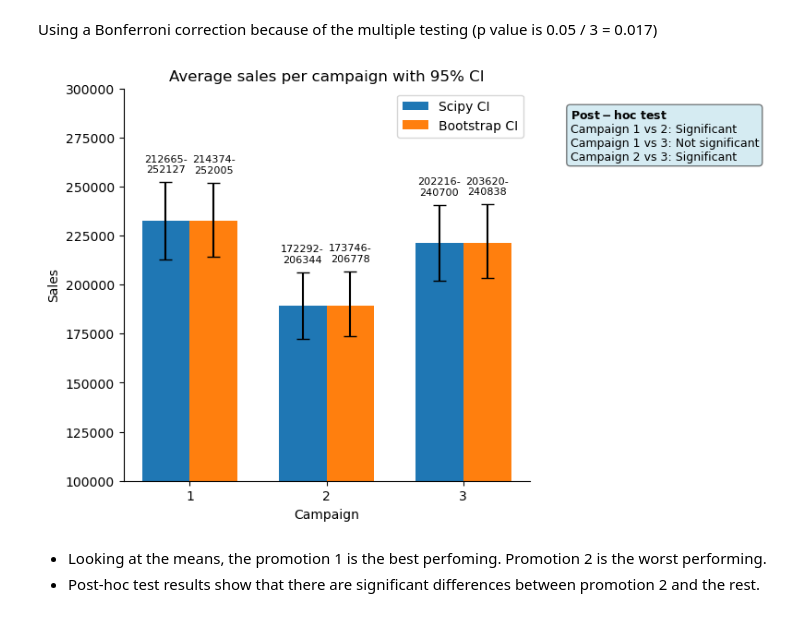
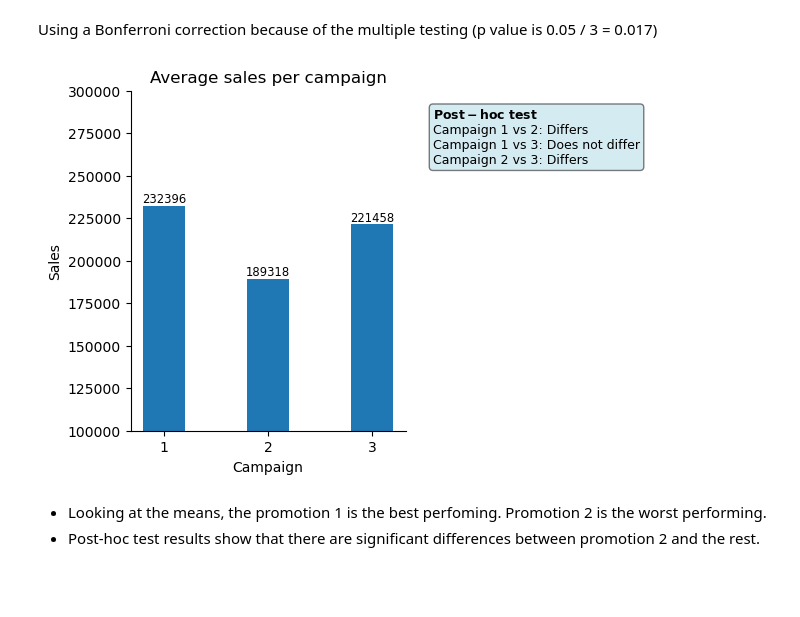
Before and after one commit to Marta-T/Statistical_Testing_Looker_Dashboard, a Jupyter notebook: fast_food_marketing_AB_test.ipynb, the cells around one changed output. Cells and saved outputs as stored; diff of their text form; code cells hidden in the pictures; blank space fills up the shorter version.

```diff
--- a/fast_food_marketing_AB_test.ipynb
+++ b/fast_food_marketing_AB_test.ipynb
@@ -279,27 +294,22 @@ Using a Bonferroni correction because of the multiple testing (p value is 0.05 /
 post_hoc_test_text = (
     r"$\bf{Post-hoc\ test}$"
     + "\n"
-    + f"Campaign 1 vs 2: {'Significant' if stats.mannwhitneyu(promotions[1], promotions[2])[1] < 0.017 else 'Not significant'}\n"
-    + f"Campaign 1 vs 3: {'Significant' if stats.mannwhitneyu(promotions[1], promotions[3])[1] < 0.017 else 'Not significant'}\n"
-    + f"Campaign 2 vs 3: {'Significant' if stats.mannwhitneyu(promotions[3], promotions[2])[1] < 0.017 else 'Not significant'}"
+    + f"Campaign 1 vs 2: {'Differs' if stats.mannwhitneyu(promotions[1], promotions[2])[1] < 0.017 else 'Does not differ'}\n"
+    + f"Campaign 1 vs 3: {'Differs' if stats.mannwhitneyu(promotions[1], promotions[3])[1] < 0.017 else 'Does not differ'}\n"
+    + f"Campaign 2 vs 3: {'Differs' if stats.mannwhitneyu(promotions[3], promotions[2])[1] < 0.017 else 'Does not differ'}"
 )
 # %%
 histogram_with_ci(
     means,
-    scipy_lower_errors,
-    scipy_upper_errors,
-    bootstrap_lower_errors,
-    bootstrap_upper_errors,
-    scipy_ci_list,
-    bootstrap_ci_list,
-    title="Average sales per campaign with 95% CI",
+    title="Average sales per campaign",
     ylabel="Sales",
     xlabel="Campaign",
     labels=[1, 2, 3],
     stats_text=post_hoc_test_text,
+    figsize=(5,4)
 )
 # %% [output]
-[figure, old version]
+[figure, new version]
 # %% [markdown]
 - Looking at the means, the promotion 1 is the best perfoming. Promotion 2 is the worst performing.
 - Post-hoc test results show that there are significant differences between promotion 2 and the rest.
```
Also changed, not shown: parts of 8 cells of this notebook, 3 other files.
